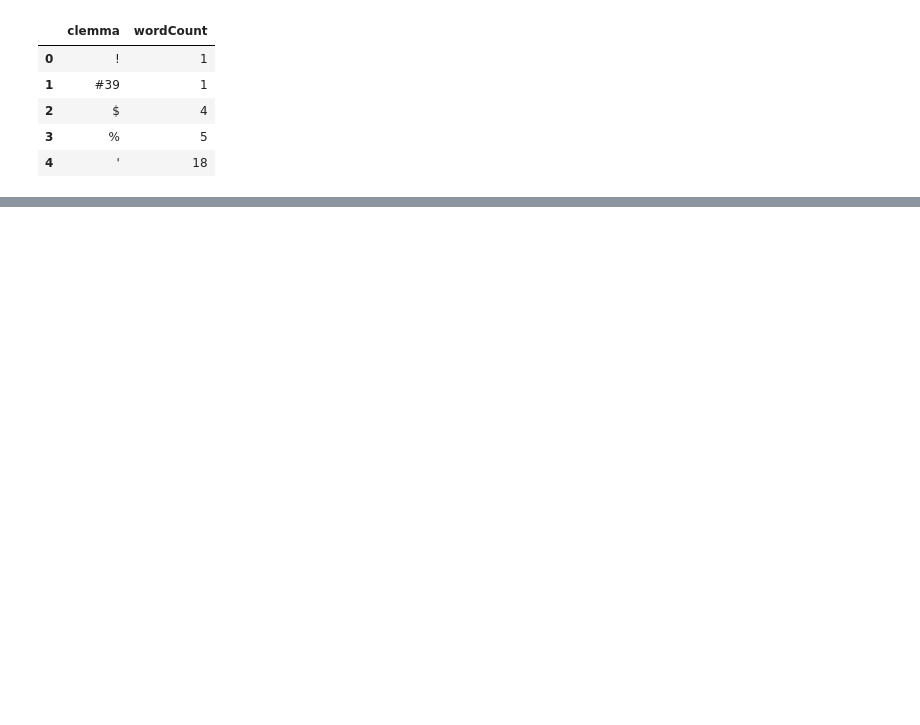
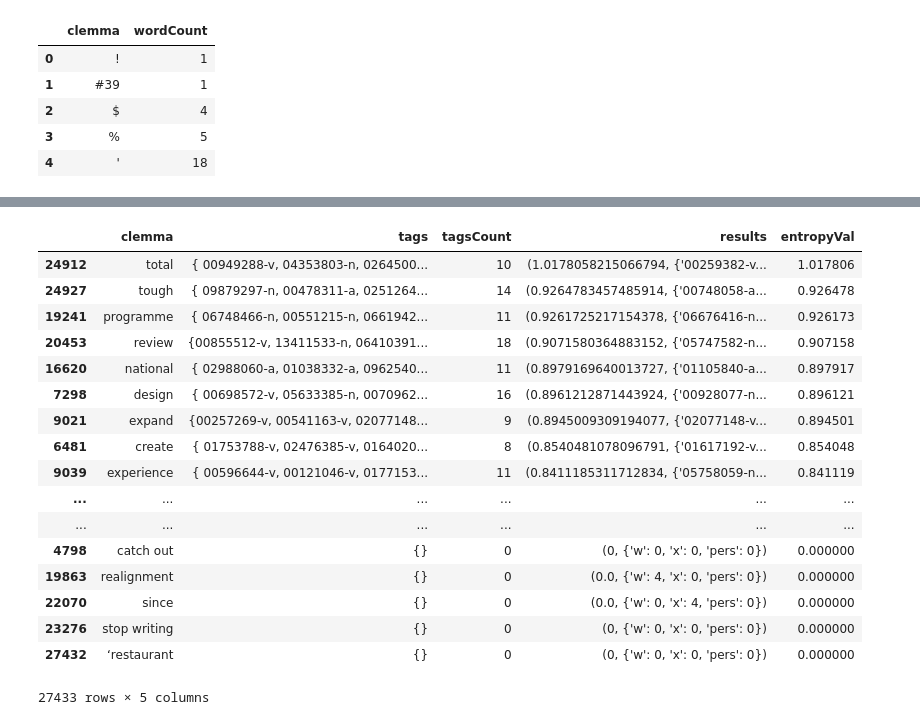
Before and after one commit to agoraoptera/FYP-Entropy, a Jupyter notebook: entropyREAL.ipynb, the cells around one changed output, grey strips where cells are left out. Cells and saved outputs as stored; diff of their text form; code cells hidden in the pictures; blank space fills up the shorter version.

```diff
--- a/entropyREAL.ipynb
+++ b/entropyREAL.ipynb
@@ -162,0 +162,6 @@ promotion_of_socialist_democratic_liberal_politics 199.99274731650712 percent Co
+# %%
+a["results"] = b
+pd.set_option('display.max_columns', 0)
+pd.set_option('display.max_rows', 0)
+pd.set_option('display.max_colwidth', -1)
+a
@@ -163,4 +187,5 @@ promotion_of_socialist_democratic_liberal_politics 199.99274731650712 percent Co
 # %%
-pd.set_option('display.max_columns', None)
-pd.set_option('display.max_colwidth', None)
-a.head(40)
+pd.set_option('display.max_columns', 0)
+pd.set_option('display.max_rows', 0)
+pd.set_option('display.max_colwidth', -1)
+a[ (a['clemma'] == "break" )]
@@ -193,0 +201,9 @@ c:\Users\iambe\Desktop\Eyes on the Inside\2020 - 2021 Semester 1\HG2051 - Langua
+# %%
+print("Unpickling!")
+
+rdb = pd.read_pickle('2016hg8011_eng1B_processed.pckl')
+print("Unpickled!")
+pd.set_option('display.max_rows', 0)
+pd.set_option('display.max_columns', 0)
+pd.set_option('display.max_colwidth', 0)
+rdb
@@ -193,0 +231,23 @@ c:\Users\iambe\Desktop\Eyes on the Inside\2020 - 2021 Semester 1\HG2051 - Langua
+# %%
+rdb['entropyVal'] =  rdb.apply(lambda x: x['results'][0], axis =1)
+rdb = rdb.sort_values(['entropyVal'],axis = 0, ascending= False )
+rdb
+# %% [output]
+|  | clemma | tags | tagsCount | results | entropyVal |
+| 24912 | total | { 00949288-v, 04353803-n, 0264500... | 10 | (1.0178058215066794, {'00259382-v... | 1.017806 |
+| 24927 | tough | { 09879297-n, 00478311-a, 0251264... | 14 | (0.9264783457485914, {'00748058-a... | 0.926478 |
+| 19241 | programme | { 06748466-n, 00551215-n, 0661942... | 11 | (0.9261725217154378, {'06676416-n... | 0.926173 |
+| 20453 | review | {00855512-v, 13411533-n, 06410391... | 18 | (0.9071580364883152, {'05747582-n... | 0.907158 |
+| 16620 | national | { 02988060-a, 01038332-a, 0962540... | 11 | (0.8979169640013727, {'01105840-a... | 0.897917 |
+| 7298 | design | { 00698572-v, 05633385-n, 0070962... | 16 | (0.8961212871443924, {'00928077-n... | 0.896121 |
+| 9021 | expand | {00257269-v, 00541163-v, 02077148... | 9 | (0.8945009309194077, {'02077148-v... | 0.894501 |
+| 6481 | create | { 01753788-v, 02476385-v, 0164020... | 8 | (0.8540481078096791, {'01617192-v... | 0.854048 |
+| 9039 | experience | { 00596644-v, 00121046-v, 0177153... | 11 | (0.8411185311712834, {'05758059-n... | 0.841119 |
+| ... | ... | ... | ... | ... | ... |
+| ... | ... | ... | ... | ... | ... |
+| 4798 | catch out | {} | 0 | (0, {'w': 0, 'x': 0, 'pers': 0}) | 0.000000 |
+| 19863 | realignment | {} | 0 | (0.0, {'w': 4, 'x': 0, 'pers': 0}) | 0.000000 |
+| 22070 | since | {} | 0 | (0.0, {'w': 0, 'x': 4, 'pers': 0}) | 0.000000 |
+| 23276 | stop writing | {} | 0 | (0, {'w': 0, 'x': 0, 'pers': 0}) | 0.000000 |
+| 27432 | ‘restaurant | {} | 0 | (0, {'w': 0, 'x': 0, 'pers': 0}) | 0.000000 |
+27433 rows × 5 columns
```
Also changed, not shown: parts of 12 cells of this notebook.
